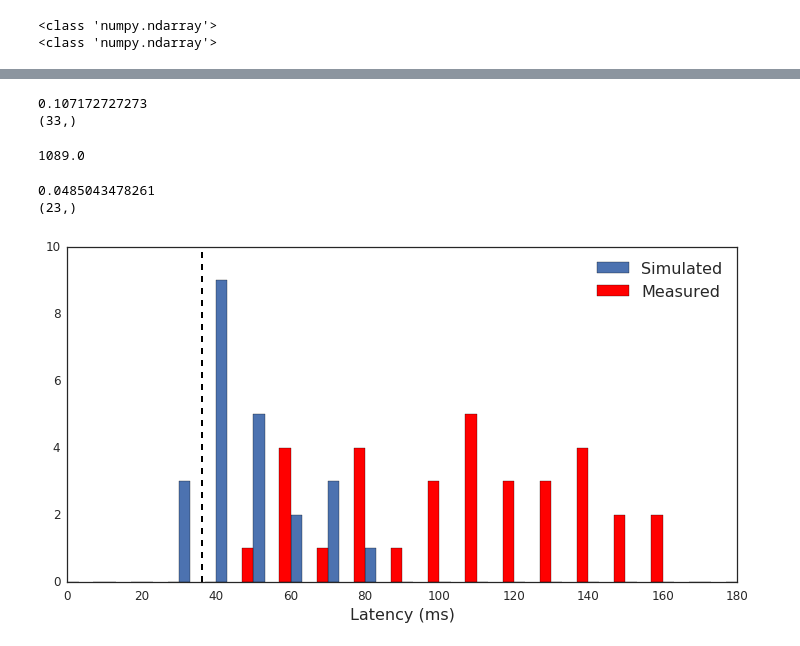
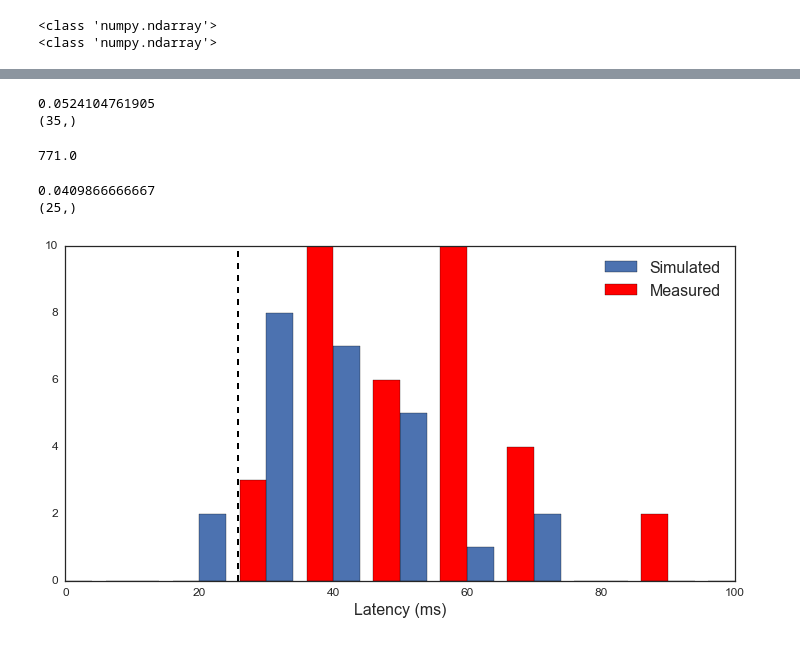
Before and after one commit to kemerelab/ExampleAnalyses, a Jupyter notebook: RippleDetection/Compare (Actual) Online and Offline Ripple Detection.ipynb, the cells around one changed output, grey strips where cells are left out. Cells and saved outputs as stored; diff of their text form; code cells hidden in the pictures.

Commit message:
Updated online recording data

```diff
--- a/RippleDetection/Compare (Actual) Online and Offline Ripple Detection.ipynb
+++ b/RippleDetection/Compare (Actual) Online and Offline Ripple Detection.ipynb
@@ -23,7 +23,7 @@ sns.set(rc={'figure.figsize': (12, 4),'lines.linewidth': 2, 'font.size': 18, 'ax
 sns.set_style('white')
 # %%
 
-data = scipy.io.loadmat(os.path.join('SampleData/43_8.mat'),
+data = scipy.io.loadmat(os.path.join('SampleData/4.mat'),
                                struct_as_record=False, squeeze_me=True)
 # %%
 signal = data['out'].channelData
@@ -214,12 +214,12 @@ falsepositives, truepositives, latencies, _ = \
 print(latencies.mean()/30000)
 print(truepositives.shape)
 # %% [output]
-0.107172727273
-(33,)
+0.0524104761905
+(35,)
 # %%
 np.median(ripple_bounds[:,0] - ripple_events[:,0])
 # %% [output]
-1089.0
+771.0
 # %%
 def ripple_processor(data, FS=1500, TrainingPeriod=120*FS, ThresholdSigma=4, LockoutPeriod=0.25*FS, Algorithm="unsmooth"):
     def find_events(d, Thresh, TrainBnd, LckPd):
@@ -303,25 +303,25 @@ fp2, tp2, lat2, _ = evaluate_ripple_detection(ripple_events[:,0],rip_evs,30000*0
 print(lat2.mean()/30000)
 print(tp2.shape)
 # %% [output]
-0.0485043478261
-(23,)
+0.0409866666667
+(25,)
 # %%
 bins = (np.arange(0,200,10)-5)/1000
 hist, _ = np.histogram(latencies/30000, bins=bins)
-width = 0.3 * (bins[1] - bins[0])
+width = 0.4 * (bins[1] - bins[0])
 center = (bins[:-1] + bins[1:]) / 2
 
 hist2, _ = np.histogram(lat2/30000, bins=bins)
 
 sns.set(rc={'figure.figsize': (12, 6),'lines.linewidth': 2, 'font.size': 18, 'axes.labelsize': 16, 'legend.fontsize': 16, 'ytick.labelsize': 12, 'xtick.labelsize': 12 })
 sns.set_style('white')
 
 plt.bar(center*1000, hist2, align='edge', width=width*1000, label='Simulated')
 plt.bar(center*1000, hist, align='edge', width=-width*1000, color='r', label='Measured')
 plt.plot(np.median(ripple_bounds[:,0] - ripple_events[:,0])*np.ones(2)*1000/30000, [0, 10], 'k--')
 plt.gca().set_xlabel('Latency (ms)')
-plt.gca().set_xlim([0, 180])
+plt.gca().set_xlim([0, 100])
 plt.legend()
 plt.show()
 # %% [output]
-[figure, old version]
+[figure, new version]
```
Also changed, not shown: parts of 3 cells of this notebook, 4 other files.
